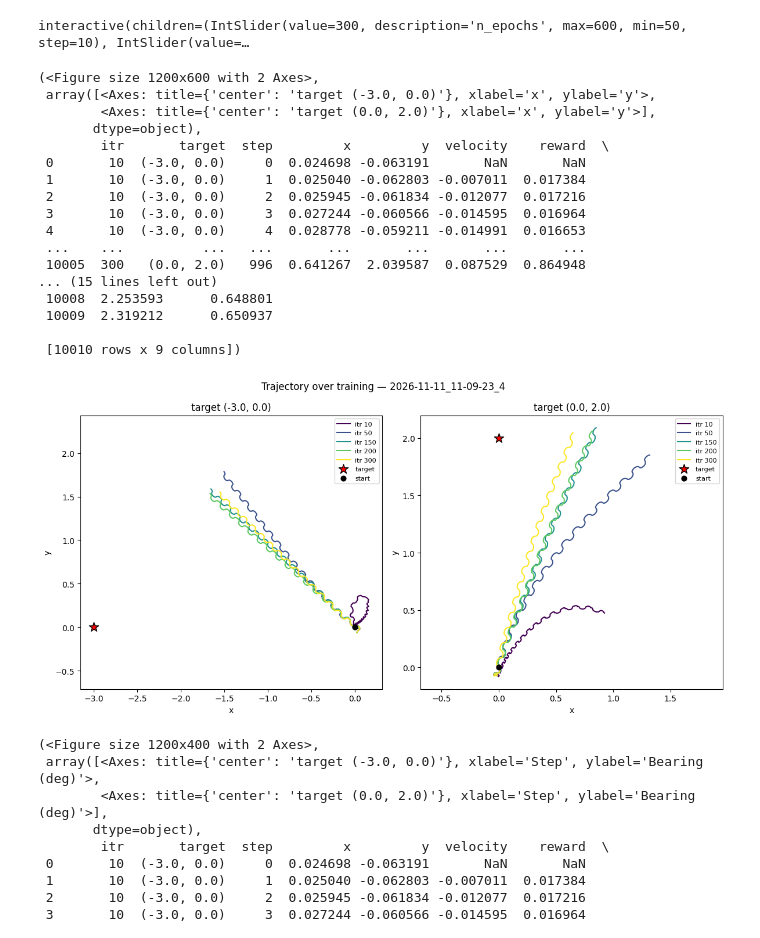
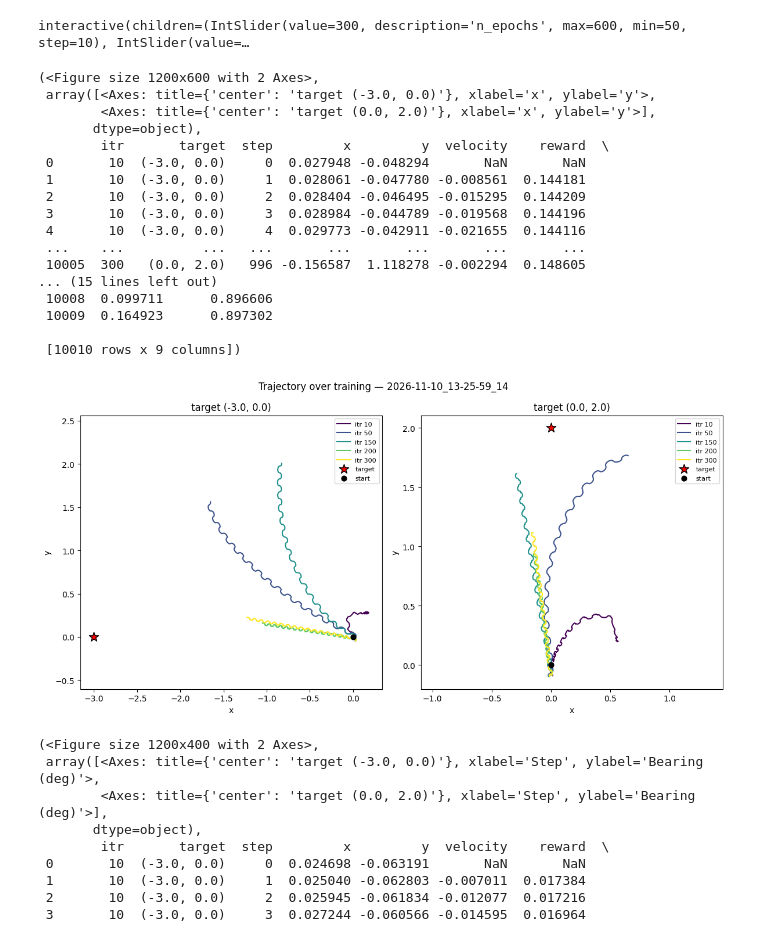
Before and after one commit to rsatapat/ncap-swimmer, a Jupyter notebook: track_model.ipynb, the cells around one changed output. Saved outputs shown, nothing was run; the diff lists cells and outputs as text; code cells hidden in the pictures.

```diff
--- a/track_model.ipynb
+++ b/track_model.ipynb
@@ -80,28 +82,28 @@ widgets.interact(
 interactive(children=(IntSlider(value=300, description='n_epochs', max=600, min=50, step=10), IntSlider(value=…
 # %%
 checkpoint_csv = os.path.join(
-    r"D:\ncap-swimmer\FromGPUSERVER", "2026-11-11_11-09-23_4", "checkpoint_trajectories_10-50-150-200-300_seed5.csv")
+    r"D:\ncap-swimmer\FromGPUSERVER", "2026-11-10_13-25-59_14", "checkpoint_trajectories_10-50-150-200-300_seed1.csv")
 
 plot_trajectory_over_checkpoints(checkpoint_csv, save_dir=r"D:\ncap-swimmer")
 # %% [output]
 (<Figure size 1200x600 with 2 Axes>,
  array([<Axes: title={'center': 'target (-3.0, 0.0)'}, xlabel='x', ylabel='y'>,
         <Axes: title={'center': 'target (0.0, 2.0)'}, xlabel='x', ylabel='y'>],
        dtype=object),
         itr       target  step         x         y  velocity    reward  \
- 0       10  (-3.0, 0.0)     0  0.024698 -0.063191       NaN       NaN
- 1       10  (-3.0, 0.0)     1  0.025040 -0.062803 -0.007011  0.017384
- 2       10  (-3.0, 0.0)     2  0.025945 -0.061834 -0.012077  0.017216
- 3       10  (-3.0, 0.0)     3  0.027244 -0.060566 -0.014595  0.016964
- 4       10  (-3.0, 0.0)     4  0.028778 -0.059211 -0.014991  0.016653
+ 0       10  (-3.0, 0.0)     0  0.027948 -0.048294       NaN       NaN
+ 1       10  (-3.0, 0.0)     1  0.028061 -0.047780 -0.008561  0.144181
+ 2       10  (-3.0, 0.0)     2  0.028404 -0.046495 -0.015295  0.144209
+ 3       10  (-3.0, 0.0)     3  0.028984 -0.044789 -0.019568  0.144196
+ 4       10  (-3.0, 0.0)     4  0.029773 -0.042911 -0.021655  0.144116
  ...    ...          ...   ...       ...       ...       ...       ...
- 10005  300   (0.0, 2.0)   996  0.641267  2.039587  0.087529  0.864948
+ 10005  300   (0.0, 2.0)   996 -0.156587  1.118278 -0.002294  0.148605
 ... (15 lines left out)
- 10008  2.253593      0.648801
- 10009  2.319212      0.650937
+ 10008  0.099711      0.896606
+ 10009  0.164923      0.897302
 
  [10010 rows x 9 columns])
-[figure, old version]
+[figure, new version]
 # %%
 plot_bearing_over_time(checkpoint_csv, save_dir=r"D:\ncap-swimmer")
 # %% [output]
```
Also changed, not shown: parts of 1 cell of this notebook, 1 other file.
